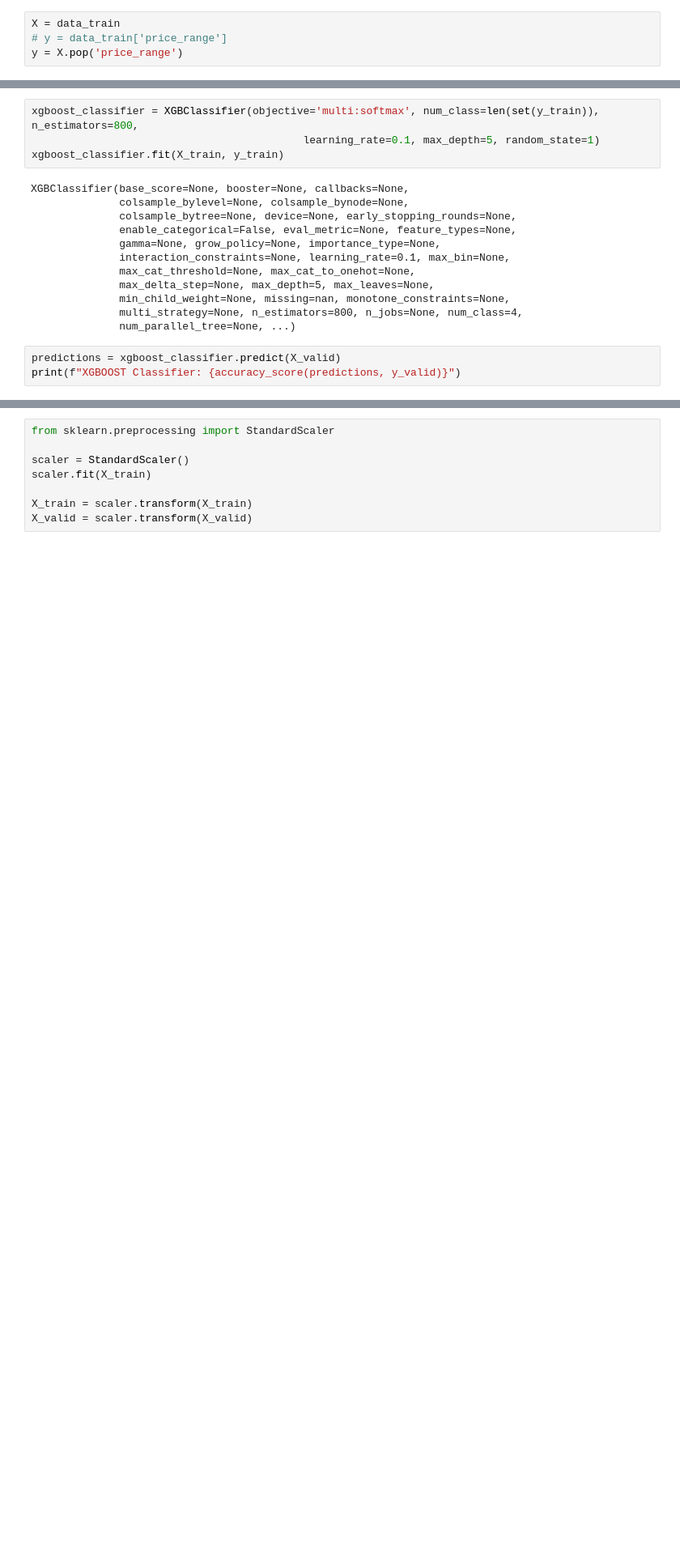
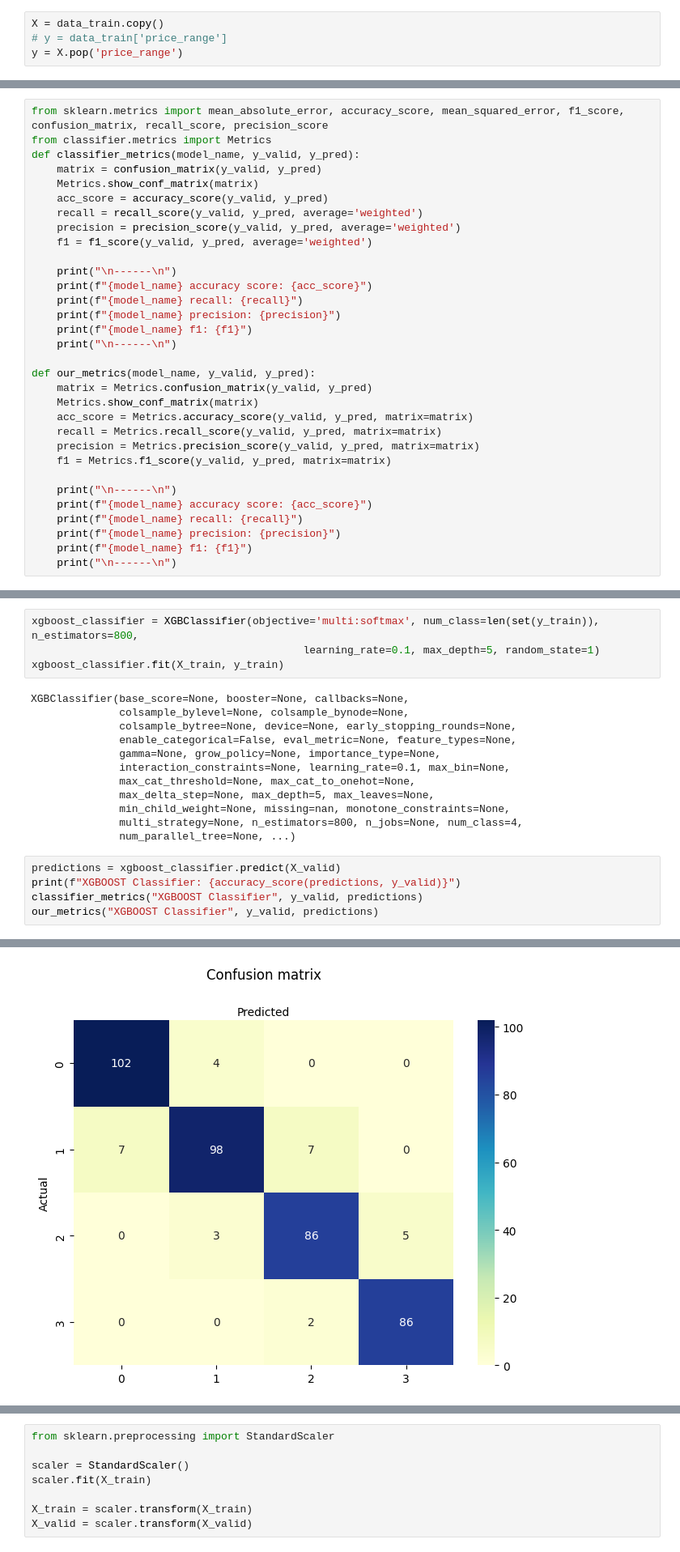
Before and after one commit to PNUAITeam13/Mobile-Pricing, a Jupyter notebook: mobile-pricing.ipynb, the cells around one changed output, grey strips where cells are left out. Shown at 81% size. Cells and saved outputs as stored; diff of their text form; blank space fills up the shorter version.

Commit message:
[STARTAI-57] Added metrics for classifier (#5)

```diff
--- a/mobile-pricing.ipynb
+++ b/mobile-pricing.ipynb
@@ -73,7 +73,7 @@ visual_helper.hist()
 features = ['battery_power', 'blue', 'clock_speed', 'fc', 'int_memory', 'n_cores', 'pc', 'ram', 'talk_time', 'wifi',
             'touch_screen', 'four_g', 'three_g']
 # %%
-X = data_train
+X = data_train.copy()
 # y = data_train['price_range']
 y = X.pop('price_range')
 # %%
@@ -92,6 +92,38 @@ X
 | 1998 | 1512 | 0 | 0.9 | 0 | 4 | 1 | 46 | 0.1 | 145 | ... |
 | 1999 | 510 | 1 | 2.0 | 1 | 5 | 1 | 45 | 0.9 | 168 | ... |
 2000 rows × 20 columns
+# %%
+from sklearn.metrics import mean_absolute_error, accuracy_score, mean_squared_error, f1_score, confusion_matrix, recall_score, precision_score
+from classifier.metrics import Metrics
+def classifier_metrics(model_name, y_valid, y_pred):
+    matrix = confusion_matrix(y_valid, y_pred)
+    Metrics.show_conf_matrix(matrix)
+    acc_score = accuracy_score(y_valid, y_pred)
+    recall = recall_score(y_valid, y_pred, average='weighted')
+    precision = precision_score(y_valid, y_pred, average='weighted')
+    f1 = f1_score(y_valid, y_pred, average='weighted')
+
+    print("\n------\n")
+    print(f"{model_name} accuracy score: {acc_score}")
+    print(f"{model_name} recall: {recall}")
+    print(f"{model_name} precision: {precision}")
+    print(f"{model_name} f1: {f1}")
+    print("\n------\n")
+
+def our_metrics(model_name, y_valid, y_pred):
+    matrix = Metrics.confusion_matrix(y_valid, y_pred)
+    Metrics.show_conf_matrix(matrix)
+    acc_score = Metrics.accuracy_score(y_valid, y_pred, matrix=matrix)
+    recall = Metrics.recall_score(y_valid, y_pred, matrix=matrix)
+    precision = Metrics.precision_score(y_valid, y_pred, matrix=matrix)
+    f1 = Metrics.f1_score(y_valid, y_pred, matrix=matrix)
+
+    print("\n------\n")
+    print(f"{model_name} accuracy score: {acc_score}")
+    print(f"{model_name} recall: {recall}")
+    print(f"{model_name} precision: {precision}")
+    print(f"{model_name} f1: {f1}")
+    print("\n------\n")
 # %%
 from sklearn.model_selection import train_test_split
 X_train, X_valid, y_train, y_valid = train_test_split(X, y, train_size=0.8)
@@ -137,4 +169,6 @@ XGBClassifier(base_score=None, booster=None, callbacks=None,
 # %%
 predictions = xgboost_classifier.predict(X_valid)
 print(f"XGBOOST Classifier: {accuracy_score(predictions, y_valid)}")
+classifier_metrics("XGBOOST Classifier", y_valid, predictions)
+our_metrics("XGBOOST Classifier", y_valid, predictions)
 # %% [output]
@@ -141,0 +176 @@ XGBOOST Classifier: 0.9275
+[figure, added]
```
Also changed, not shown: parts of 6 cells of this notebook, 1 other file.
